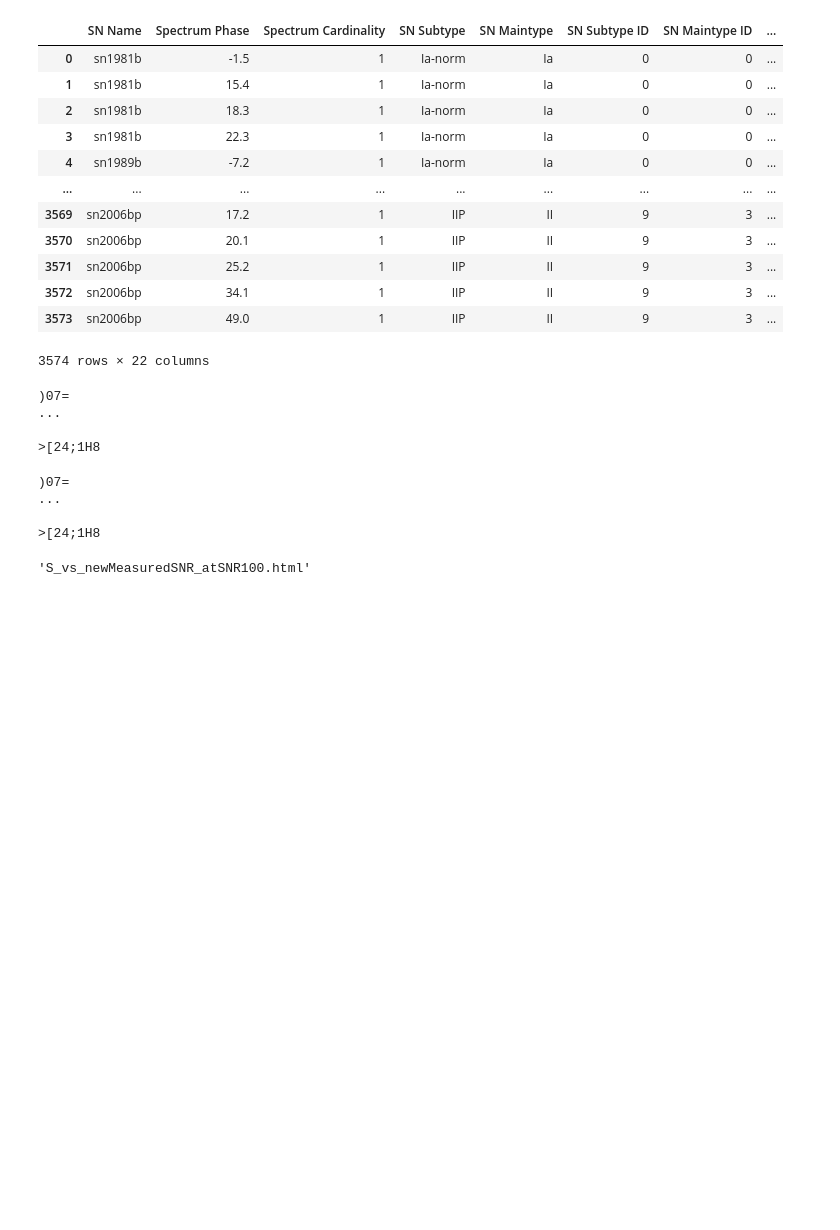
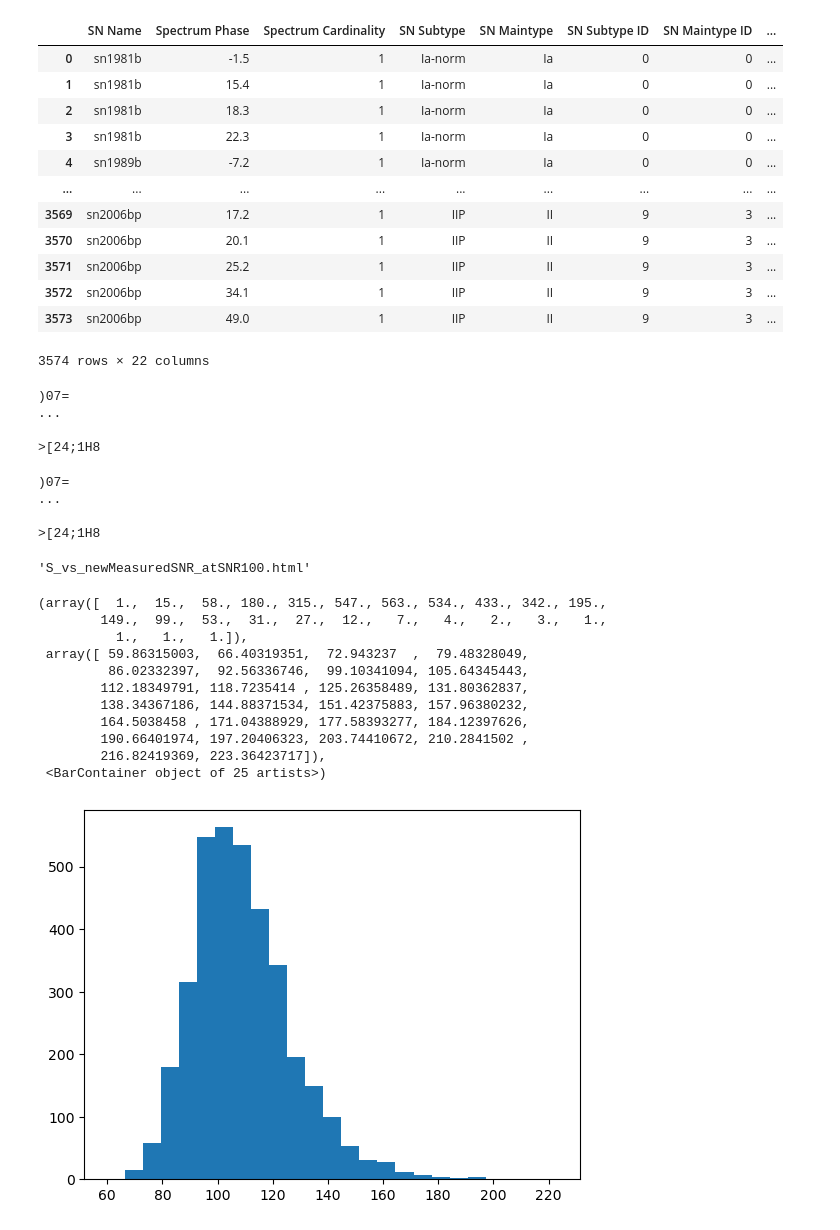
Before and after one commit to FoxFortino/spec_res, a Jupyter notebook: nb/20260323_SNR_scatterplots.ipynb, the cells around one changed output. Saved outputs shown, nothing was run; the diff lists cells and outputs as text; code cells hidden in the pictures; blank space fills up the shorter version.

```diff
--- a/nb/20260323_SNR_scatterplots.ipynb
+++ b/nb/20260323_SNR_scatterplots.ipynb
@@ -115,3 +137,18 @@ plotly.offline.plot(fig, filename=f"S_vs_newMeasuredSNR_atSNR{new_SNR}.html")
 
 >[24;1H8
 'S_vs_newMeasuredSNR_atSNR100.html'
+# %%
+plt.hist(df_meta["new_measured_SNR"], bins=25)
+# %% [output]
+(array([  1.,  15.,  58., 180., 315., 547., 563., 534., 433., 342., 195.,
+        149.,  99.,  53.,  31.,  27.,  12.,   7.,   4.,   2.,   3.,   1.,
+          1.,   1.,   1.]),
+ array([ 59.86315003,  66.40319351,  72.943237  ,  79.48328049,
+         86.02332397,  92.56336746,  99.10341094, 105.64345443,
+        112.18349791, 118.7235414 , 125.26358489, 131.80362837,
+        138.34367186, 144.88371534, 151.42375883, 157.96380232,
+        164.5038458 , 171.04388929, 177.58393277, 184.12397626,
+        190.66401974, 197.20406323, 203.74410672, 210.2841502 ,
+        216.82419369, 223.36423717]),
+ <BarContainer object of 25 artists>)
+[figure, added]
```
Also changed, not shown: parts of 3 cells of this notebook, 1 other file.
